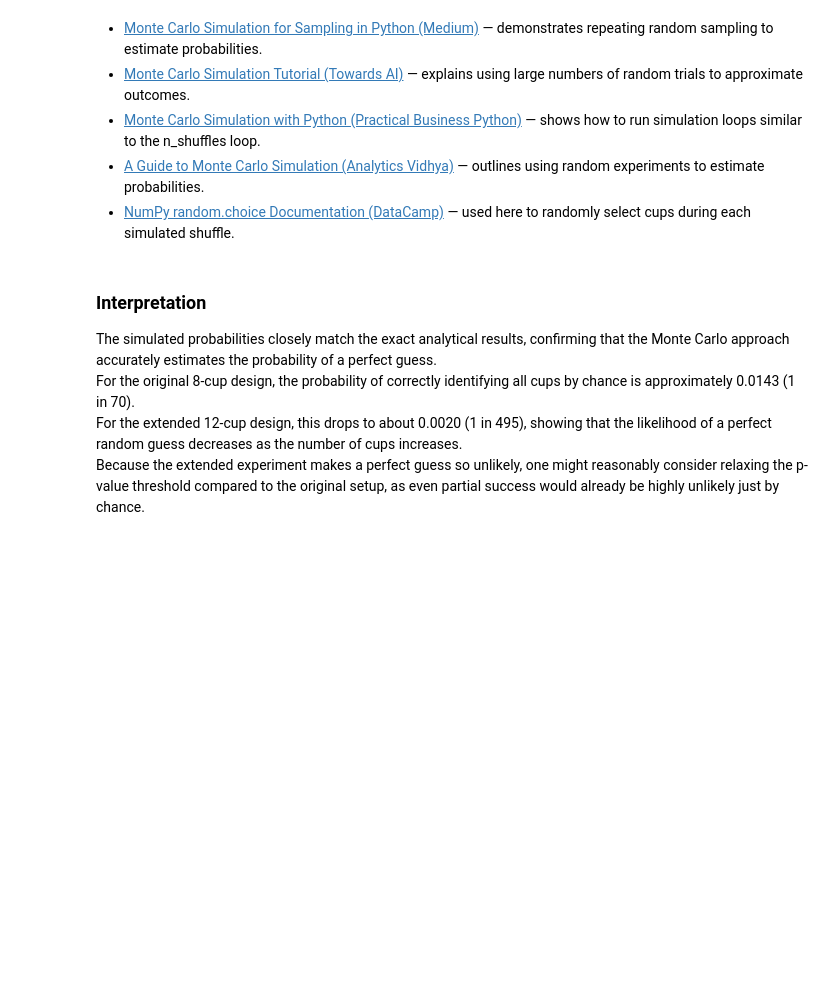
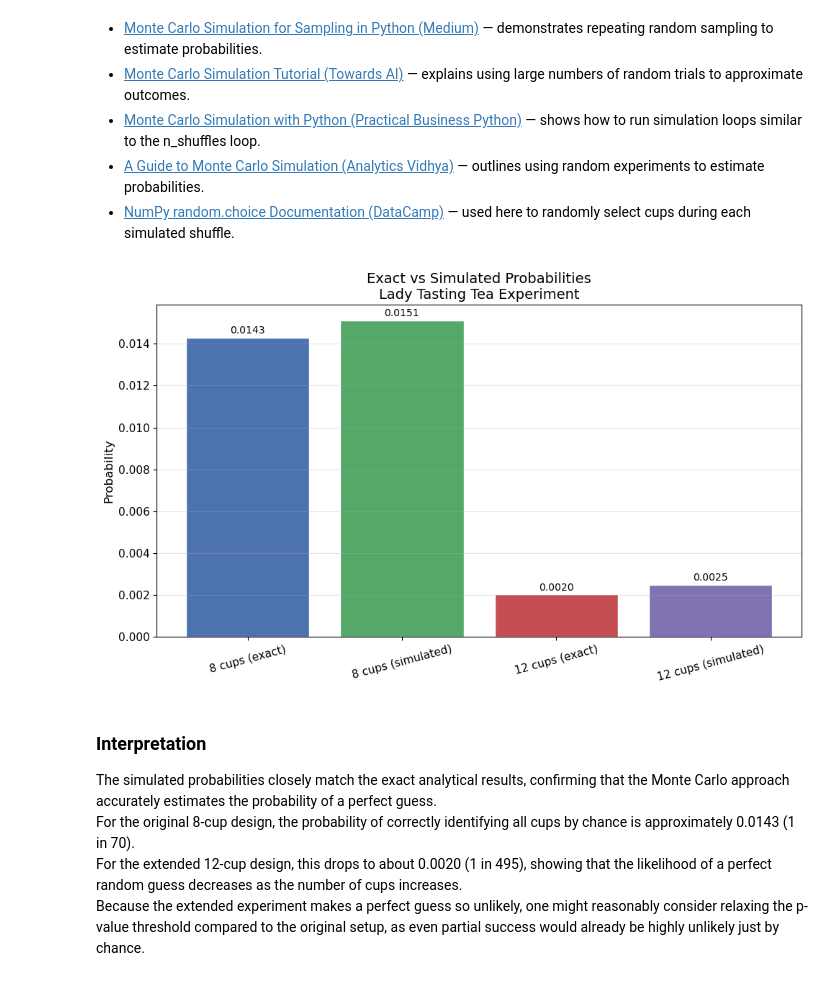
Before and after one commit to sarahembarry/applied-statistics-assessment, a Jupyter notebook: problems.ipynb, the cells around one changed output. Drawn from its saved outputs; the diff is of its cells as text; code cells hidden in the pictures; blank space fills up the shorter version.

```diff
--- a/problems.ipynb
+++ b/problems.ipynb
@@ -115,6 +115,39 @@ Extended  — exact probability: 0.002020, simulated probability: 0.002500
 - [Monte Carlo Simulation with Python (Practical Business Python)](https://pbpython.com/monte-carlo.html) — shows how to run simulation loops similar to the n_shuffles loop.
 - [A Guide to Monte Carlo Simulation (Analytics Vidhya)](https://www.analyticsvidhya.com/blog/2021/07/a-guide-to-monte-carlo-simulation/) — outlines using random experiments to estimate probabilities.
 - [NumPy random.choice Documentation (DataCamp)](https://www.datacamp.com/doc/numpy/random-choice) — used here to randomly select cups during each simulated shuffle.
+# %%
+# Bar chart comparison of the exact and simulated probabilities for the Lady Tasting Tea experiment.
+
+labels = ['8 cups (exact)', '8 cups (simulated)',
+          '12 cups (exact)', '12 cups (simulated)']
+
+values = [prob_orig_exact, prob_orig_sim, prob_ext_exact, prob_ext_sim]
+
+plt.figure(figsize=(10, 6))
+
+bars = plt.bar(labels, values,
+               color=['#4C72B0', '#55A868', '#C44E52', '#8172B3'],
+               edgecolor='white')
+
+
+for bar in bars:
+    height = bar.get_height()
+    plt.text(bar.get_x() + bar.get_width()/2,
+             height + 0.0001,
+             f"{height:.4f}",
+             ha='center', va='bottom', fontsize=10)
+
+plt.ylabel('Probability', fontsize=12)
+plt.title('Exact vs Simulated Probabilities\nLady Tasting Tea Experiment', fontsize=14)
+
+plt.xticks(rotation=15, fontsize=11)
+plt.yticks(fontsize=11)
+plt.grid(axis='y', alpha=0.3)
+
+plt.tight_layout()
+plt.show()
+# %% [output]
+[figure, added]
 # %% [markdown]
 ### Interpretation
 The simulated probabilities closely match the exact analytical results, confirming that the Monte Carlo approach accurately estimates the probability of a perfect guess.
```
Also changed, not shown: parts of 4 cells of this notebook, 1 other file.
